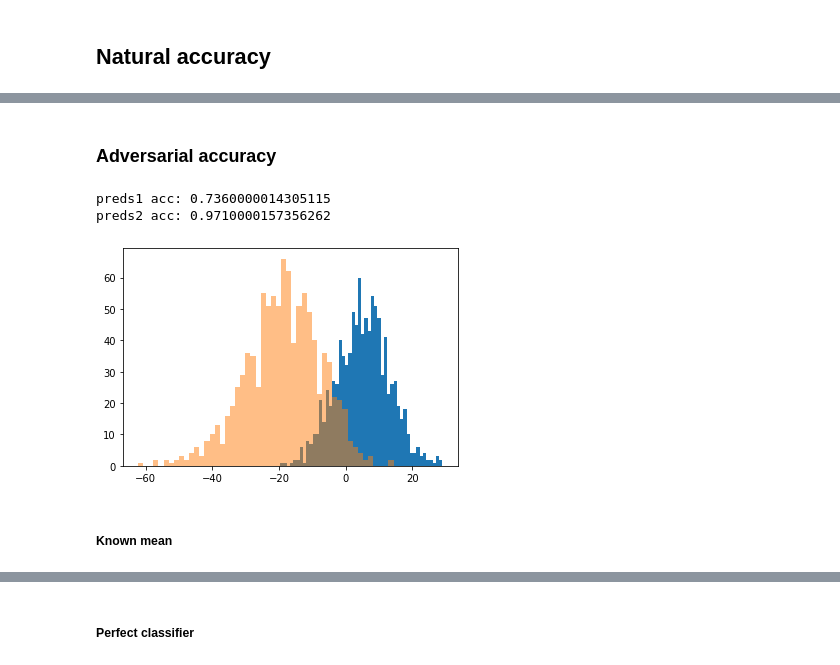
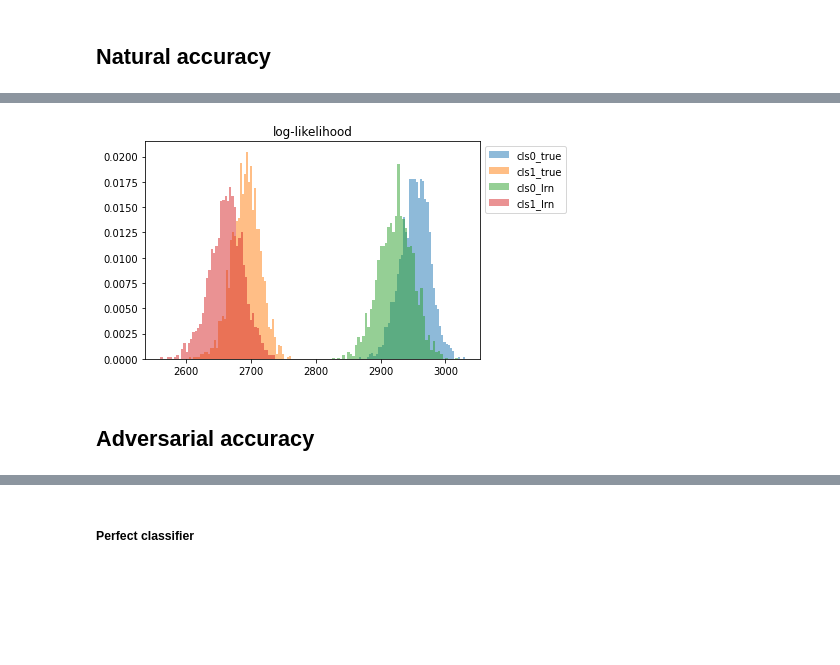
Before and after one commit to GilgameshxZero/adversarial-ntks, a Jupyter notebook: notebooks/adv-spheres/gaussian-lrt.ipynb, the cells around one changed output, grey strips where cells are left out. Drawn from its saved outputs; the diff is of its cells as text; code cells hidden in the pictures; blank space fills up the shorter version.

```diff
--- a/notebooks/adv-spheres/gaussian-lrt.ipynb
+++ b/notebooks/adv-spheres/gaussian-lrt.ipynb
@@ -307,21 +348,12 @@ preds2 acc: 1.0
+# %%
+plt.title("log-likelihood")
+plt.hist(gaussian_log_likelihood(_XS0_TEST, mu=0, cov=_COV0), density=True, bins=50, label="cls0_true", alpha=0.5)
+plt.hist(gaussian_log_likelihood(_XS1_TEST, mu=0, cov=_COV1), density=True, bins=50, label="cls1_true", alpha=0.5)
+
+plt.hist(gaussian_log_likelihood(_XS0_TEST, mu=0, cov=covh0), density=True, bins=50, label="cls0_lrn", alpha=0.5)
+plt.hist(gaussian_log_likelihood(_XS1_TEST, mu=0, cov=covh1), density=True, bins=50, label="cls1_lrn", alpha=0.5)
+plt.legend(bbox_to_anchor=(1, 1), loc='upper left', ncol=1);
+# %% [output]
+[figure, added]
 # %% [markdown]
-### Adversarial accuracy
+## Adversarial accuracy
-# %%
-X1_test_norm = X1_test / np.linalg.norm(X1_test, axis=1).reshape(-1, 1)
-X2_test_norm = X2_test / np.linalg.norm(X2_test, axis=1).reshape(-1, 1)
-eps = 0.1 * np.sqrt(D)
-
-preds1, diffs1 = gaussian_lr_classify(X1_test + eps * X1_test_norm, cov1=covh1, cov2=covh2, mu1=muh1, mu2=muh2)
-preds2, diffs2 = gaussian_lr_classify(X2_test - eps * X2_test_norm, cov1=covh1, cov2=covh2, mu1=muh1, mu2=muh2)
-
-print(f"preds1 acc: {preds1.mean()}")
-print(f"preds2 acc: {1 - preds2.mean()}")
-
-plt.hist(diffs1, bins=50);
-plt.hist(diffs2, bins=50, alpha=0.5);
-# %% [output]
-preds1 acc: 0.7360000014305115
-preds2 acc: 0.9710000157356262
-[figure, removed]
-# %% [markdown]
-##### Known mean
```
Also changed, not shown: parts of 38 cells of this notebook.
